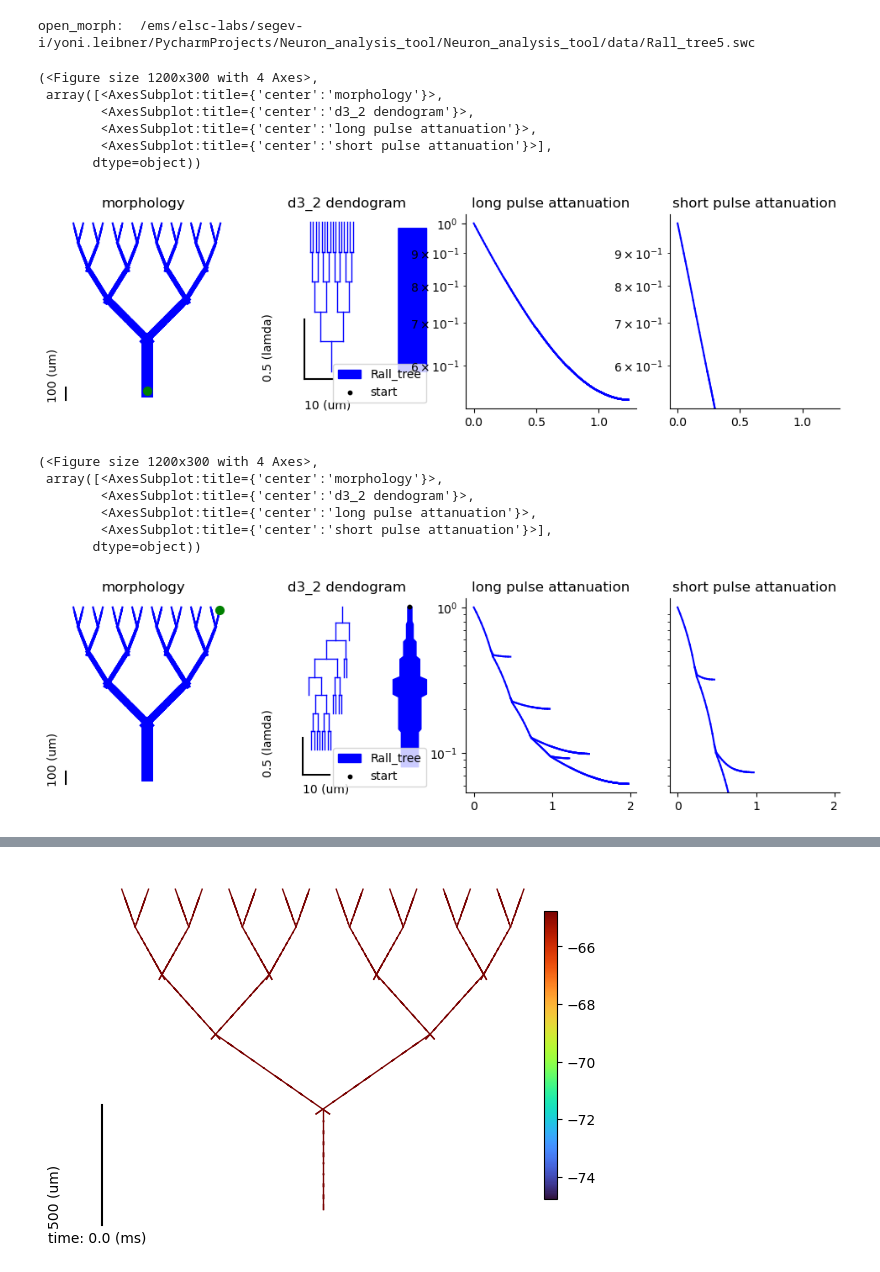
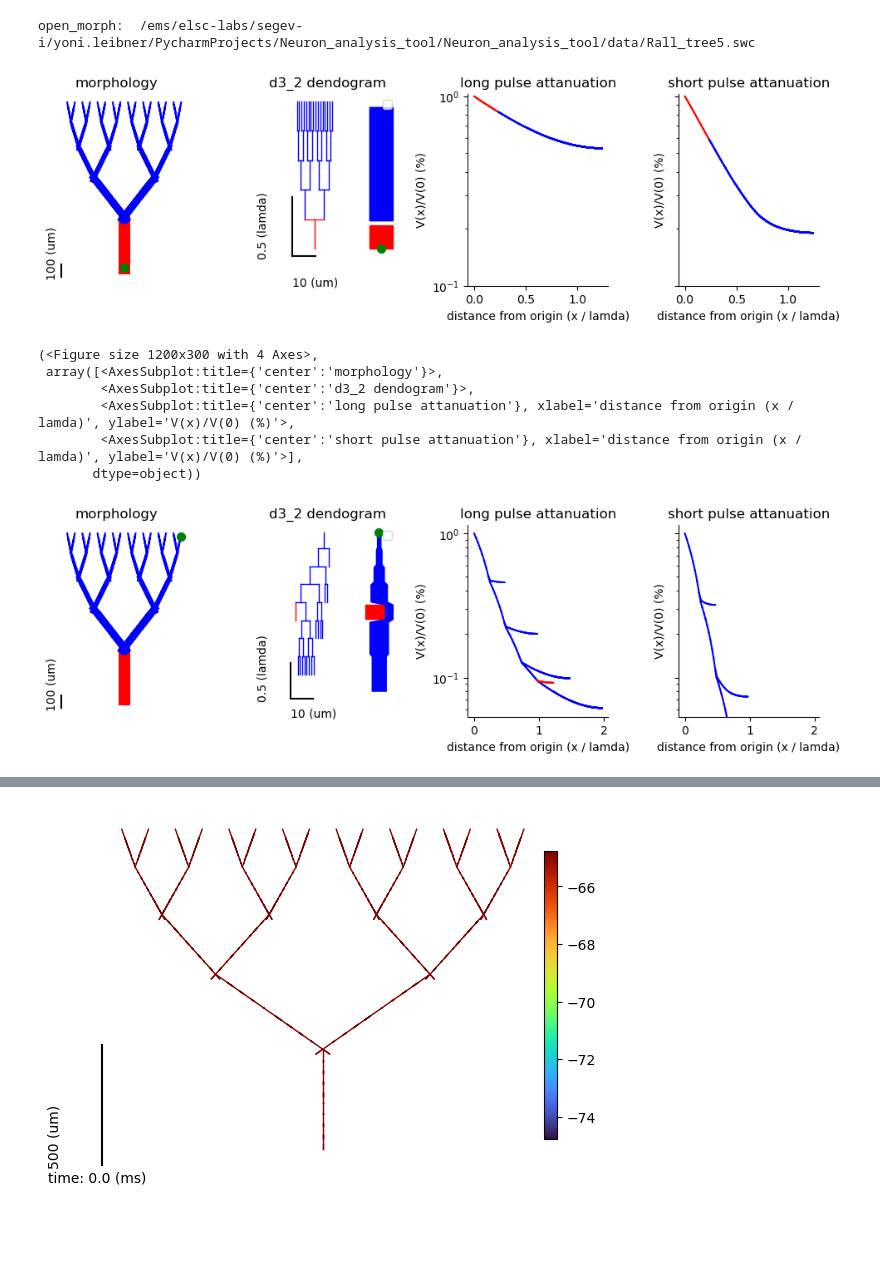
Before and after one commit to YoniLeibner/Neuron_analysis_tool, a Jupyter notebook: Neuron_analysis_tool/example Rall model.ipynb, the cells around one changed output, grey strips where cells are left out. Drawn from its saved outputs; the diff is of its cells as text; code cells hidden in the pictures; blank space fills up the shorter version.

```diff
--- a/Neuron_analysis_tool/example Rall model.ipynb
+++ b/Neuron_analysis_tool/example Rall model.ipynb
@@ -14,34 +12,30 @@ def Rin_func(seg):
     imp.loc(seg.x, sec=seg.sec)
     imp.compute(0, 1)
     return imp.input(seg.x, sec=seg.sec)
-# %%
-
-dir_path = os.path.abspath('')
-morph_path=os.path.join(dir_path,'data/morph.ASC')
-
-analyser = Analyzer(type='Rall_tree')
-# %% [output]
-open_morph:  /ems/elsc-labs/segev-i/yoni.leibner/PycharmProjects/Neuron_analysis_tool/Neuron_analysis_tool/data/Rall_tree5.swc
+# %%
+
+analyser = Analyzer(type='Rall_tree')
+colors_dict  = analyser.colors_dict
+colors_dict['soma']='r'
+colors_dict['basal']='pink'
+
+analyser.change_color_dict(colors_dict)
+# %% [output]
+open_morph:  /ems/elsc-labs/segev-i/yoni.leibner/PycharmProjects/Neuron_analysis_tool/Neuron_analysis_tool/data/Rall_tree5.swc
 # %%
-analyser.create_card(scale=100, initial_seg=list(analyser.cell.soma[0])[0], diam_factor=1)
+fig, ax = analyser.create_card(scale=100, start_seg=list(analyser.cell.soma[0])[0], diam_factor=1)
 # %% [output]
-(<Figure size 1200x300 with 4 Axes>,
- array([<AxesSubplot:title={'center':'morphology'}>,
-        <AxesSubplot:title={'center':'d3_2 dendogram'}>,
-        <AxesSubplot:title={'center':'long pulse attanuation'}>,
-        <AxesSubplot:title={'center':'short pulse attanuation'}>],
-       dtype=object))
-[figure, old version]
+[figure, new version]
 # %%
-analyser.create_card(scale=100, initial_seg=list(analyser.cell.apic[29])[-1], diam_factor=1)
+analyser.create_card(scale=100, start_seg=list(analyser.cell.apic[29])[-1], diam_factor=1)
 # %% [output]
 (<Figure size 1200x300 with 4 Axes>,
  array([<AxesSubplot:title={'center':'morphology'}>,
         <AxesSubplot:title={'center':'d3_2 dendogram'}>,
-        <AxesSubplot:title={'center':'long pulse attanuation'}>,
-        <AxesSubplot:title={'center':'short pulse attanuation'}>],
+        <AxesSubplot:title={'center':'long pulse attanuation'}, xlabel='distance from origin (x / lamda)', ylabel='V(x)/V(0) (%)'>,
+        <AxesSubplot:title={'center':'short pulse attanuation'}, xlabel='distance from origin (x / lamda)', ylabel='V(x)/V(0) (%)'>],
        dtype=object))
-[figure, old version]
+[figure, new version]
 # %%
 plt.title('Rin with color code')
 analyser.plot_morph_with_value_func(func = Rin_func, run_time=1000, theta=0, diam_factor=1, scale=200)
```
Also changed, not shown: parts of 6 cells of this notebook, 11 other files.
